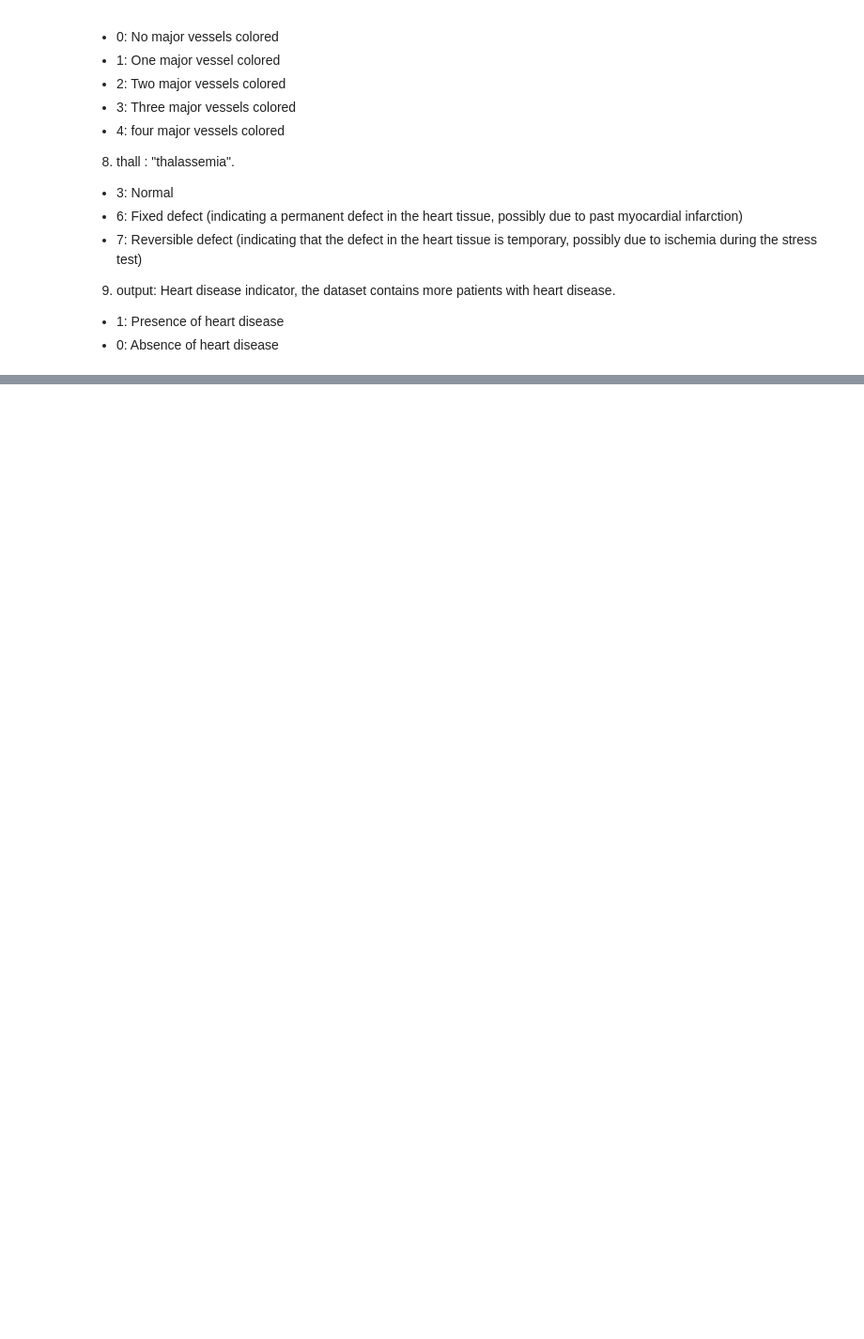
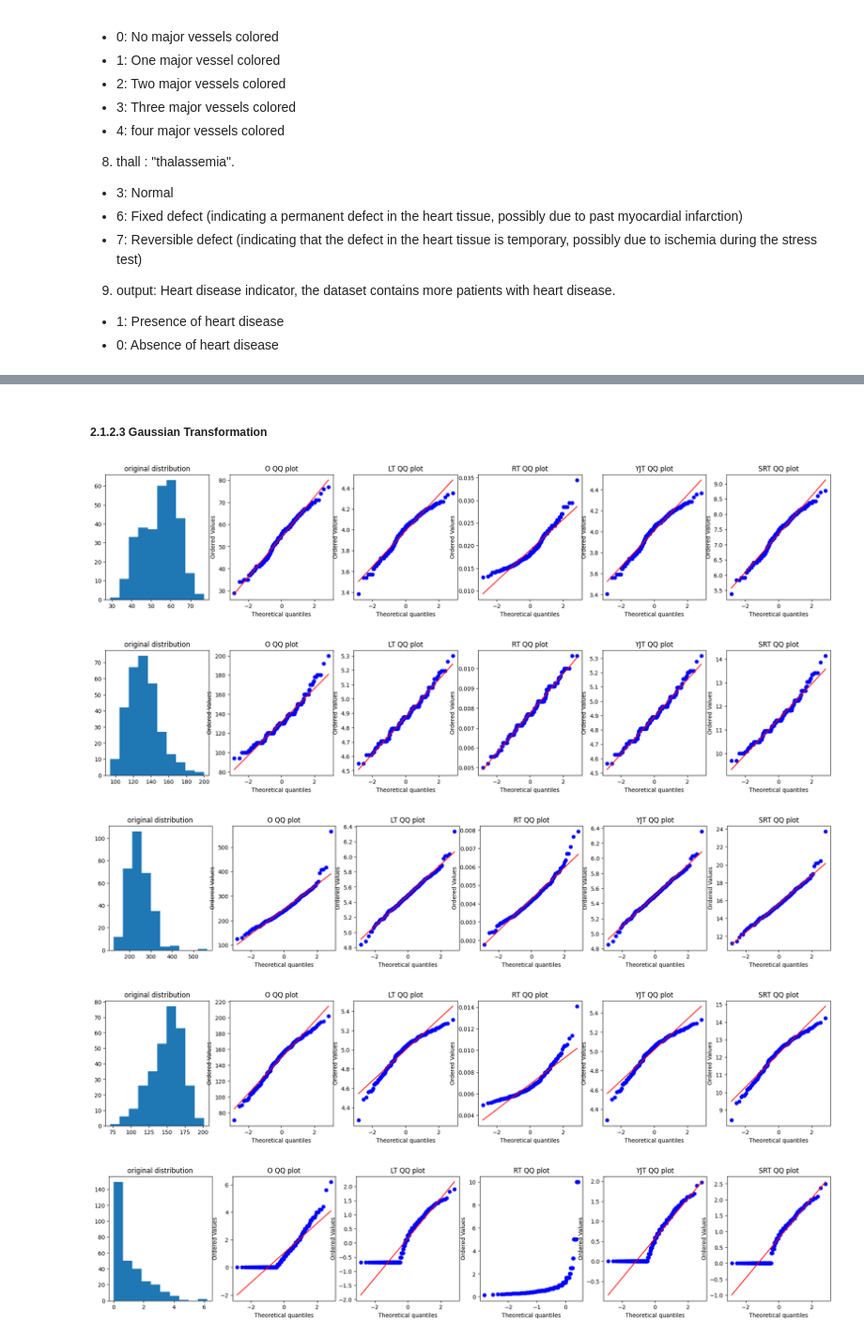
Before and after one commit to yordanossimegnew/Heart_Attack_Risk_Prediction, a Jupyter notebook: notebooks/1.Data_Analysis.ipynb, the cells around one changed output, grey strips where cells are left out. Shown at 94% size. Saved outputs shown, nothing was run; the diff lists cells and outputs as text; code cells hidden in the pictures; blank space fills up the shorter version.

```diff
--- a/notebooks/1.Data_Analysis.ipynb
+++ b/notebooks/1.Data_Analysis.ipynb
@@ -184,0 +240,44 @@ From the above plot we can conclude that
+# %% [markdown]
+##### 2.1.2.3 Gaussian Transformation
+# %%
+# Now let's plot the qq plot to see which transformation
+# log
+# reciprocal
+# yeo jhonson
+# square root   # to see the more gaussian looking distribution using qq plot.
+for var in cont_vars:
+    plt.figure(figsize=(23,4))
+    plt.subplot(1,6,1)
+    plt.hist(df[var])
+    plt.title("original distribution")
+
+    plt.subplot(1,6,2)
+    stats.probplot(df[var],dist = "norm", plot = pylab )
+    plt.title("O QQ plot")
+
+    plt.subplot(1,6,3)
+    stats.probplot(np.log(df[var]+ 0.5), dist = "norm", plot = pylab)
+    plt.title("LT QQ plot")
+
+    plt.subplot(1,6,4)
+    stats.probplot(1/(df[var]), dist="norm", plot = pylab)
+    plt.title("RT QQ plot")
+
+    plt.subplot(1,6,5)
+    stats.probplot(stats.yeojohnson(df[var], lmbda= 0.001),dist = "norm", plot = pylab)
+    plt.title("YJT QQ plot")
+
+    plt.subplot(1,6,6)
+    stats.probplot(df[var]**(0.5), dist = "norm", plot = pylab)
+    plt.title("SRT QQ plot")
+
+    out_path = "C:\\Users\\yozil\\Desktop\\My projects\\10. End_to_End_Heart_Attack_Risk_Prediction\\reports\\figure\\cont_vars_qq_plot"
+
+    plt.savefig(os.path.join(out_path,f"{var}_QQplot.jpg"))
+    plt.show()
+# %% [output]
+[figure, added]
+[figure, added]
+[figure, added]
+[figure, added]
+[figure, added]
```
Also changed, not shown: parts of 23 cells of this notebook.
